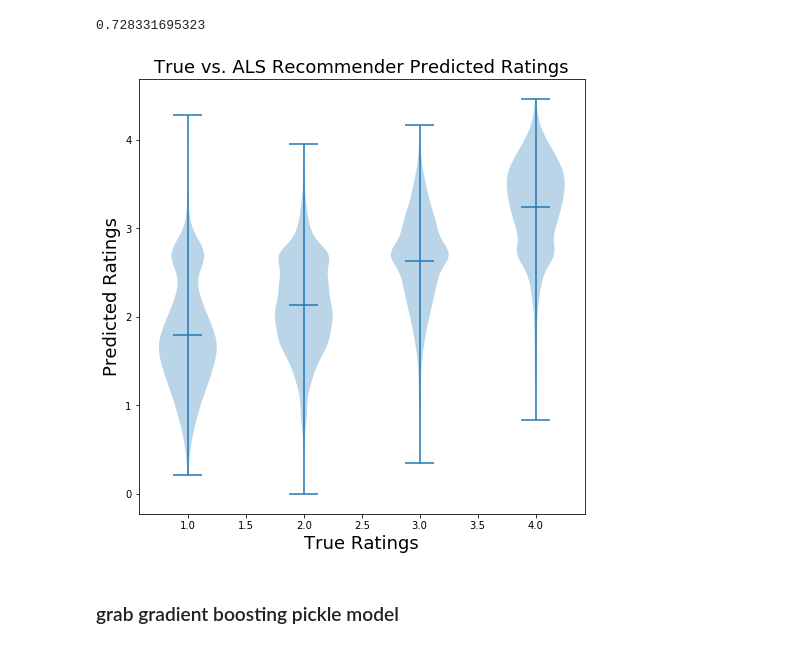
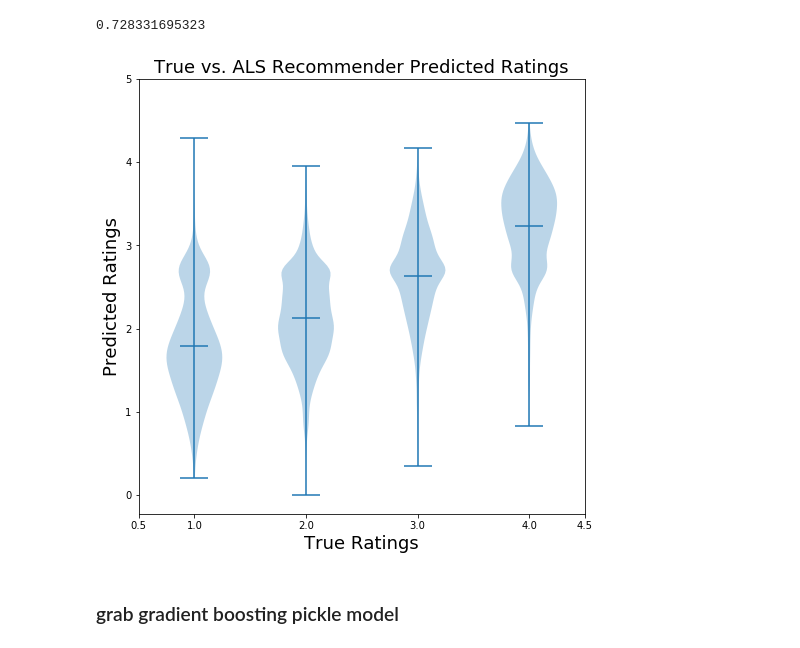
Before and after one commit to davidblaszka/redpointer, a Jupyter notebook: src/ensemble_model.ipynb, the cells around one changed output. Drawn from its saved outputs; the diff is of its cells as text; code cells hidden in the pictures.

```diff
--- a/src/ensemble_model.ipynb
+++ b/src/ensemble_model.ipynb
@@ -26,7 +26,7 @@ spark, sc
 ### load utility matrix
 # %%
 # load data frame from csv
-data_df = pd.read_csv("model_df.csv", sep='\t')
+data_df = pd.read_csv("../data/model_df.csv", sep='\t')
 
 # drop duplicates
 data_df = data_df.drop_duplicates(subset=['route_id', 'user_id'])
@@ -98,17 +98,19 @@ print np.sqrt(sum(predictions_df['squared_error']) / len(predictions_df))
 # %%
 # Create array of predictions for violinplot
 data = [predictions_df['prediction'][predictions_df['rating'] == rating] for rating in range(1, 5)]
 
 fig, ax = plt.subplots(1, figsize=(8,8))
 ax.violinplot(data, range(1,5), showmeans=True)
 ax.set_xlabel('True Ratings', {'fontsize':18})
 ax.set_ylabel('Predicted Ratings', {'fontsize':18})
 ax.set_title('True vs. ALS Recommender Predicted Ratings', {'fontsize':18})
+ax.set_xticks([0.5, 1, 2, 3, 4, 4.5])
+ax.set_yticks([0, 1, 2, 3, 4, 5])
 plt.show()
 
-#fig.savefig('../data/images/violin_als.jpg')
+fig.savefig('../data/images/violin_als.jpg')
 # %% [output]
-[figure, old version]
+[figure, new version]
 # %% [markdown]
 ### grab gradient boosting pickle model
 # %%
```
Also changed, not shown: parts of 4 cells of this notebook, 11 other files.
